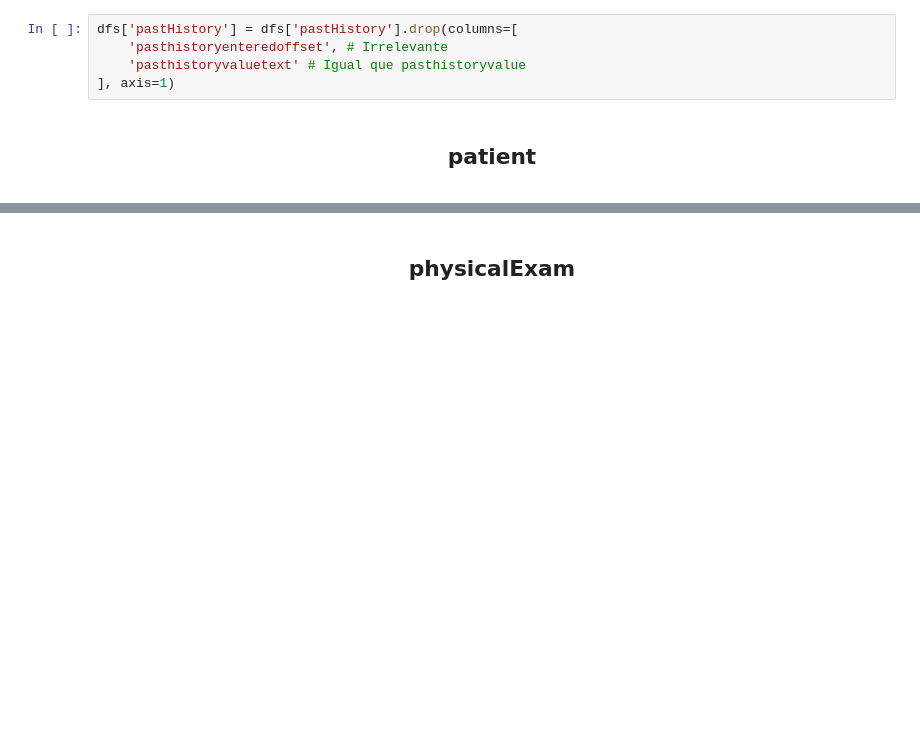
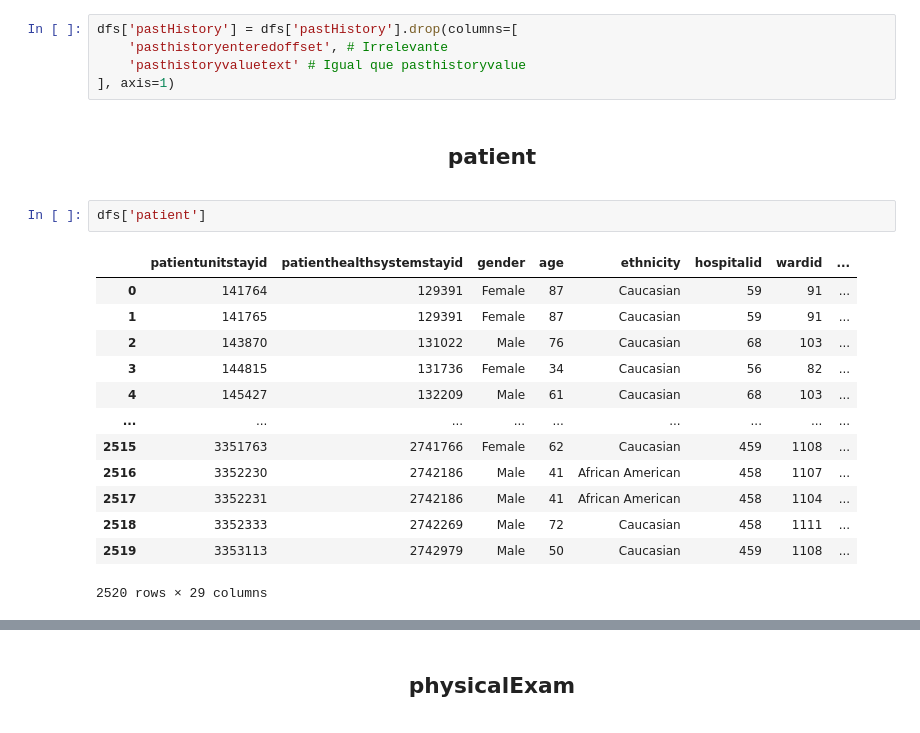
Before and after one commit to ThePylots/Reto1_Prediccion_Estancia_UCI, a Jupyter notebook: src/data_cleaning.ipynb, the cells around one changed output, grey strips where cells are left out. Drawn from its saved outputs; the diff is of its cells as text; blank space fills up the shorter version.

Commit message:
LimpiezaPatient

```diff
--- a/src/data_cleaning.ipynb
+++ b/src/data_cleaning.ipynb
@@ -317,3 +317,19 @@ dfs['pastHistory'] = dfs['pastHistory'].drop(columns=[
 ], axis=1)
 # %% [markdown]
 <center><h2><b>patient</b></h2></center>
+# %%
+dfs['patient']
+# %% [output]
+|  | patientunitstayid | patienthealthsystemstayid | gender | age | ethnicity | hospitalid | wardid | ... |
+| 0 | 141764 | 129391 | Female | 87 | Caucasian | 59 | 91 | ... |
+| 1 | 141765 | 129391 | Female | 87 | Caucasian | 59 | 91 | ... |
+| 2 | 143870 | 131022 | Male | 76 | Caucasian | 68 | 103 | ... |
+| 3 | 144815 | 131736 | Female | 34 | Caucasian | 56 | 82 | ... |
+| 4 | 145427 | 132209 | Male | 61 | Caucasian | 68 | 103 | ... |
+| ... | ... | ... | ... | ... | ... | ... | ... | ... |
+| 2515 | 3351763 | 2741766 | Female | 62 | Caucasian | 459 | 1108 | ... |
+| 2516 | 3352230 | 2742186 | Male | 41 | African American | 458 | 1107 | ... |
+| 2517 | 3352231 | 2742186 | Male | 41 | African American | 458 | 1104 | ... |
+| 2518 | 3352333 | 2742269 | Male | 72 | Caucasian | 458 | 1111 | ... |
+| 2519 | 3353113 | 2742979 | Male | 50 | Caucasian | 459 | 1108 | ... |
+2520 rows × 29 columns
```
Also changed, not shown: parts of 12 cells of this notebook, 1 other file.
